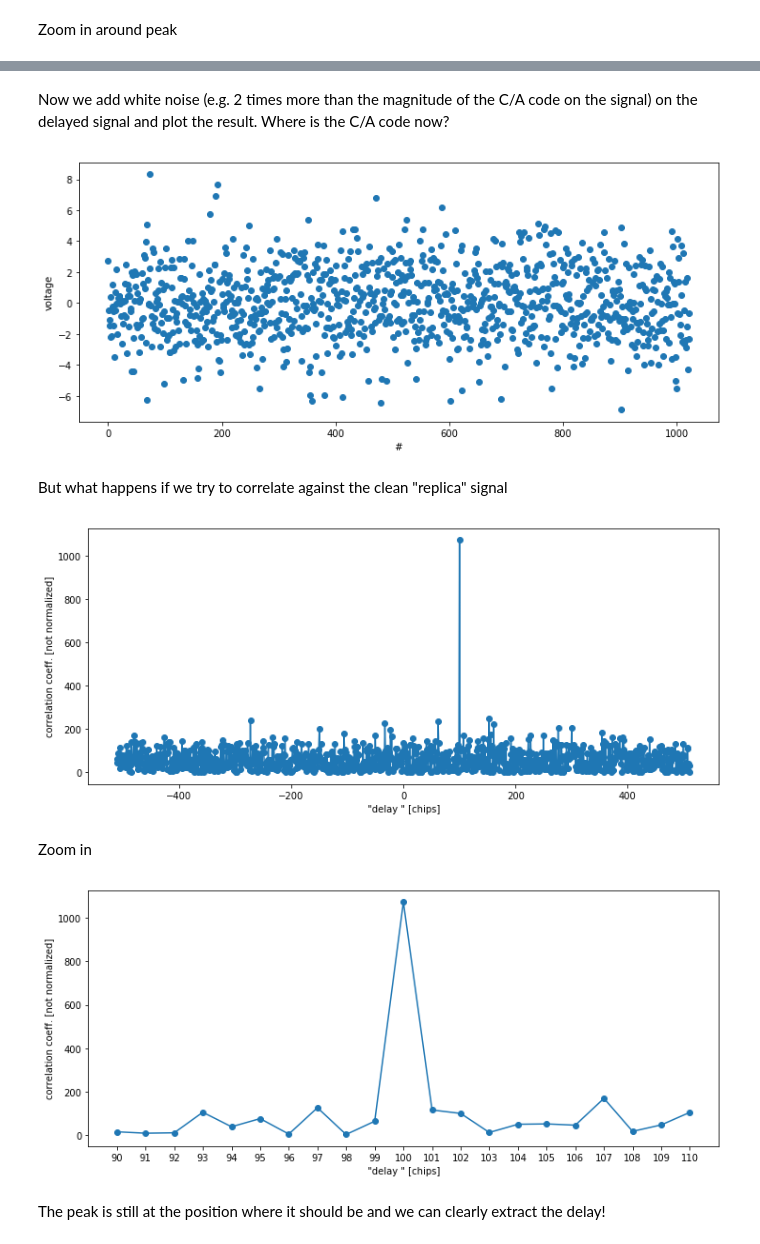
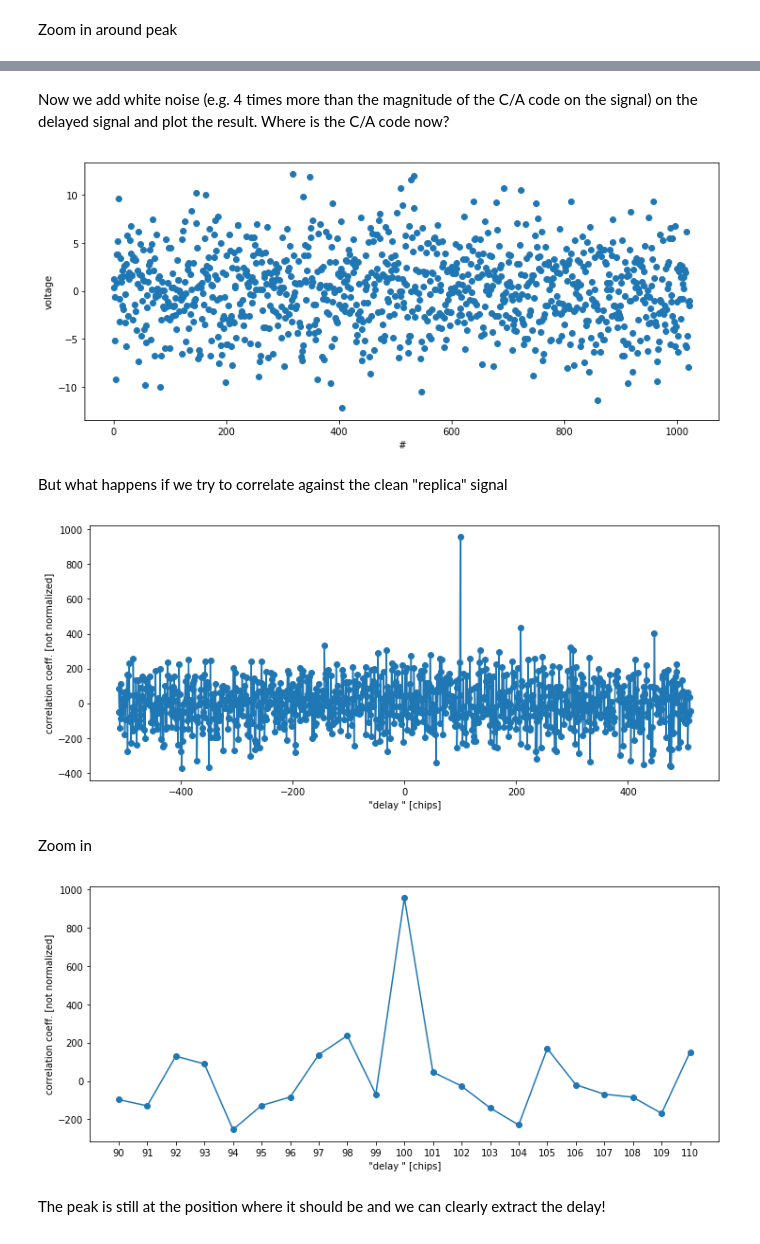
Before and after one commit to UniStuttgart-INS/SatNav, a Jupyter notebook: example05.ipynb, the cells around one changed output, grey strips where cells are left out. Saved outputs shown, nothing was run; the diff lists cells and outputs as text; code cells hidden in the pictures.

```diff
--- a/example05.ipynb
+++ b/example05.ipynb
@@ -82,27 +82,27 @@ plt.show()
 # %% [markdown]
-Now we add white noise (e.g. 2 times more than the magnitude of the C/A code on the signal) on the delayed signal and plot the result. Where is the C/A code now?
+Now we add white noise (e.g. 4 times more than the magnitude of the C/A code on the signal) on the delayed signal and plot the result. Where is the C/A code now?
 # %%
-b2=b+np.random.normal(0,2.0, 1023) # zero mean, std.dev = 2
+b2=b+np.random.normal(0,4.0, 1023) # zero mean, std.dev = 2
 plt.figure(1,figsize=(12, 5))
 plt.plot(b2,'o',label='C/A code')
 plt.xlabel('#')
 plt.ylabel('voltage')
 plt.show()
 # %% [output]
-[figure, old version]
+[figure, new version]
 # %% [markdown]
 But what happens if we try to correlate against the clean "replica" signal
 # %%
-c3= fftshift(np.absolute(ifft(fft(b2)*(fft(a)).conj())))
+c3= fftshift(np.real(ifft(fft(b2)*(fft(a)).conj())))
 'delay axis from -511 to +511 chips'
 d=np.arange(-511,512)
 plt.figure(1,figsize=(12, 5))
 plt.plot(d,c3,'o-',)
 plt.xlabel('\"delay \" [chips]')
 plt.ylabel('correlation coeff. [not normalized]')
 plt.show()
 # %% [output]
-[figure, old version]
+[figure, new version]
 # %% [markdown]
 Zoom in
 # %%
@@ -113,6 +113,6 @@ plt.xticks(d[601:622])
 plt.ylabel('correlation coeff. [not normalized]')
 plt.show()
 # %% [output]
-[figure, old version]
+[figure, new version]
 # %% [markdown]
 The peak is still at the position where it should be and we can clearly extract the delay!
```
Also changed, not shown: parts of 4 cells of this notebook.
